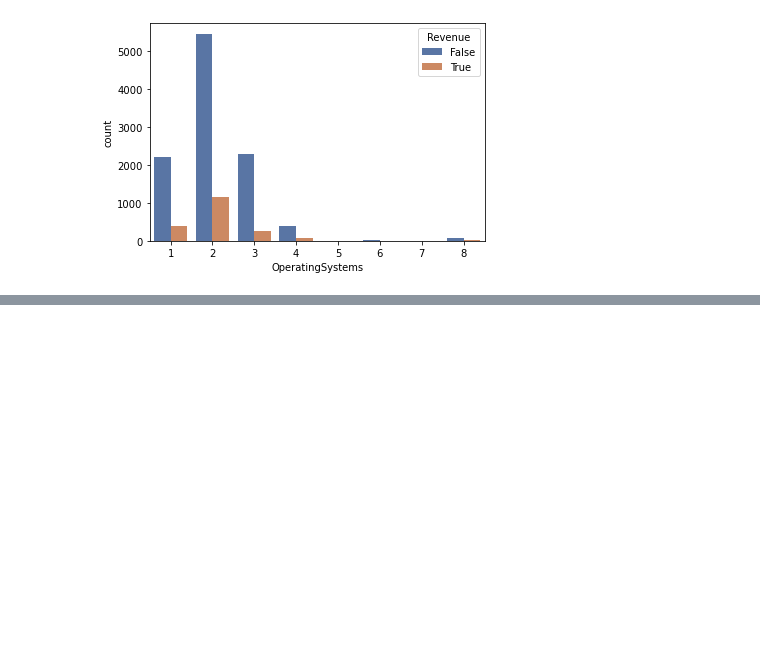
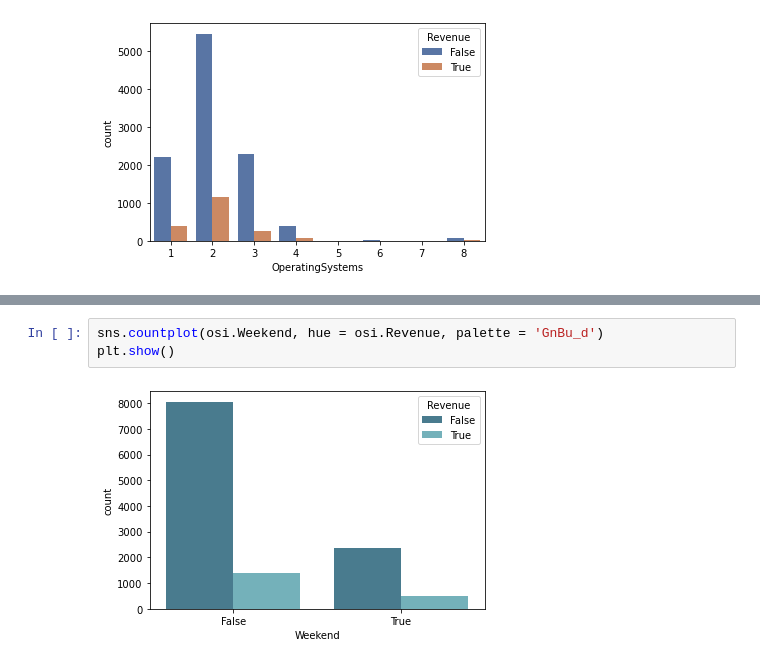
Before and after one commit to navchandru/Academic-Projects, a Jupyter notebook: Online Shoppers intention/OSI.ipynb, the cells around one changed output, grey strips where cells are left out. Cells and saved outputs as stored; diff of their text form; blank space fills up the shorter version.

```diff
--- a/Online Shoppers intention/OSI.ipynb
+++ b/Online Shoppers intention/OSI.ipynb
@@ -281,0 +287,5 @@ plt.show()
+# %%
+sns.countplot(osi.Weekend, hue = osi.Revenue, palette = 'GnBu_d')
+plt.show()
+# %% [output]
+[figure, added]
```
Also changed, not shown: parts of 2 cells of this notebook.
